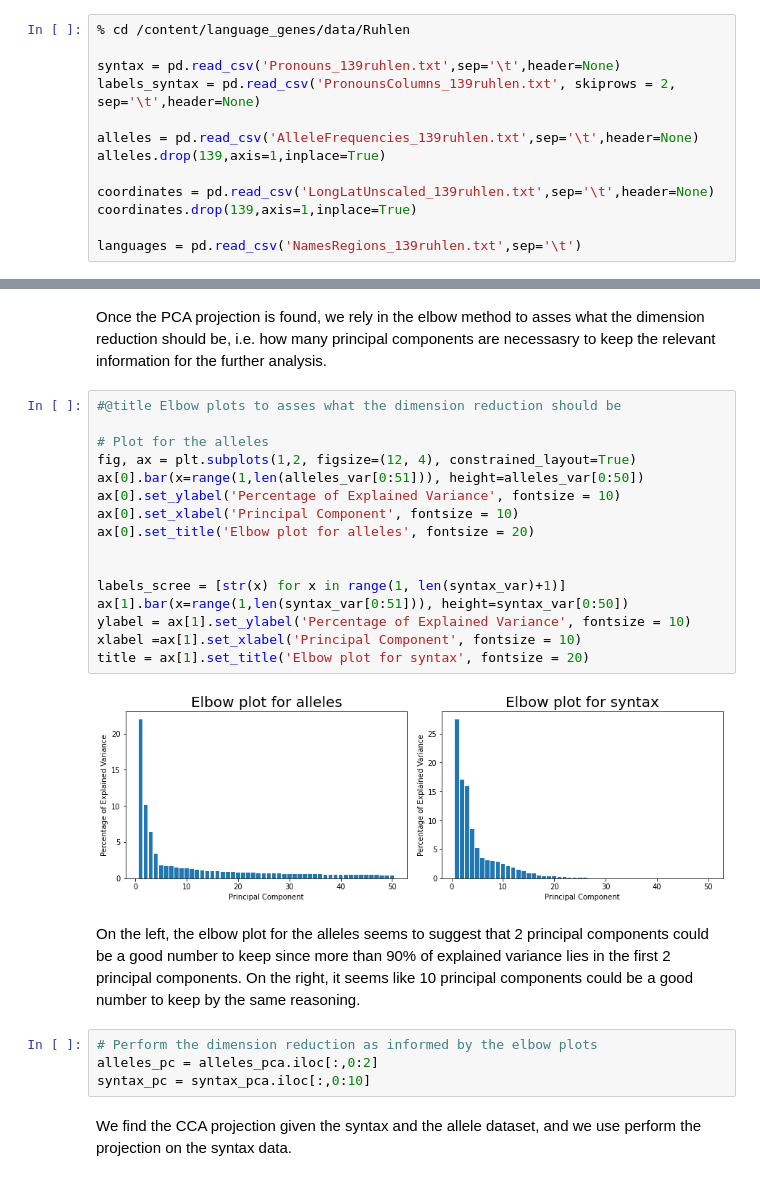
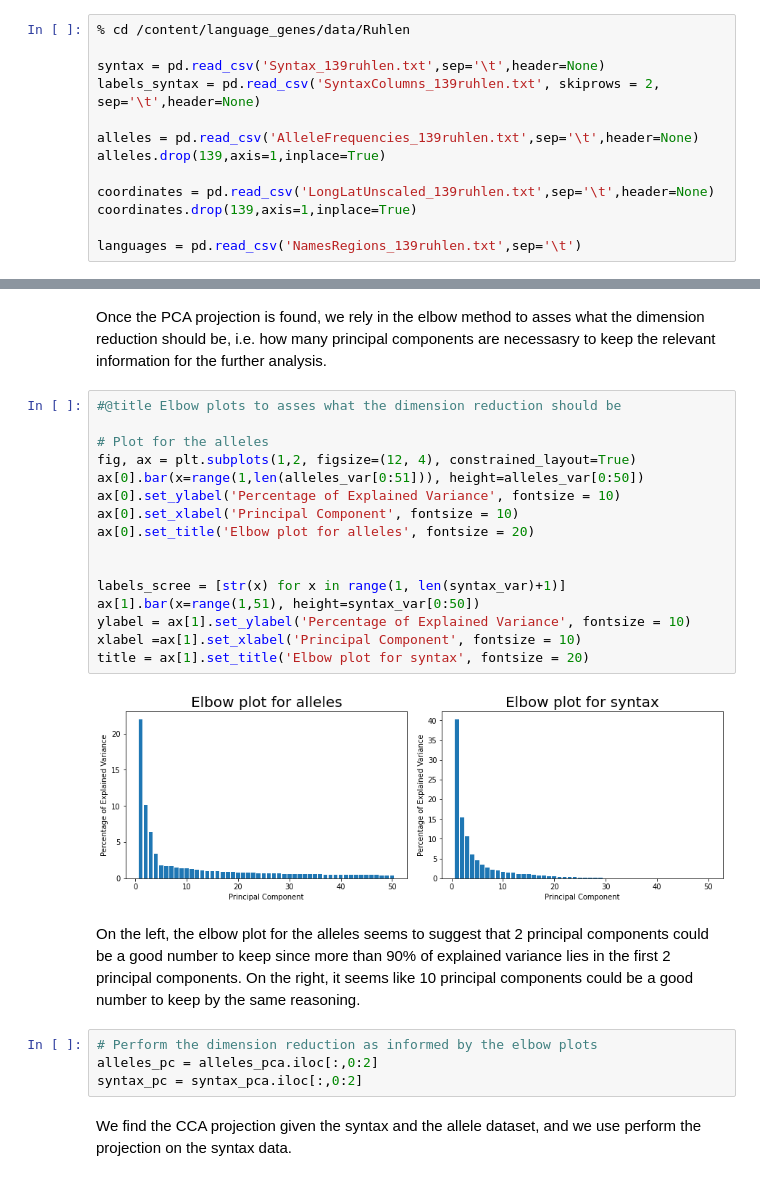
Before and after one commit to camoalon/language_genes, a Jupyter notebook: syntaxRuhlen_PCCA.ipynb, the cells around one changed output, grey strips where cells are left out. Saved outputs shown, nothing was run; the diff lists cells and outputs as text.

```diff
--- a/syntaxRuhlen_PCCA.ipynb
+++ b/syntaxRuhlen_PCCA.ipynb
@@ -31,8 +37,8 @@ These are the data that Nicole sorted out into a list of regions with both synta
 # %%
 % cd /content/language_genes/data/Ruhlen
 
-syntax = pd.read_csv('Pronouns_139ruhlen.txt',sep='\t',header=None)
-labels_syntax = pd.read_csv('PronounsColumns_139ruhlen.txt', skiprows = 2, sep='\t',header=None)
+syntax = pd.read_csv('Syntax_139ruhlen.txt',sep='\t',header=None)
+labels_syntax = pd.read_csv('SyntaxColumns_139ruhlen.txt', skiprows = 2, sep='\t',header=None)
 
 alleles = pd.read_csv('AlleleFrequencies_139ruhlen.txt',sep='\t',header=None)
 alleles.drop(139,axis=1,inplace=True)
@@ -85,27 +91,27 @@ Once the PCA projection is found, we rely in the elbow method to asses what the
 # %%
 #@title Elbow plots to asses what the dimension reduction should be
 
 # Plot for the alleles
 fig, ax = plt.subplots(1,2, figsize=(12, 4), constrained_layout=True)
 ax[0].bar(x=range(1,len(alleles_var[0:51])), height=alleles_var[0:50])
 ax[0].set_ylabel('Percentage of Explained Variance', fontsize = 10)
 ax[0].set_xlabel('Principal Component', fontsize = 10)
 ax[0].set_title('Elbow plot for alleles', fontsize = 20)
 
 
 labels_scree = [str(x) for x in range(1, len(syntax_var)+1)]
-ax[1].bar(x=range(1,len(syntax_var[0:51])), height=syntax_var[0:50])
+ax[1].bar(x=range(1,51), height=syntax_var[0:50])
 ylabel = ax[1].set_ylabel('Percentage of Explained Variance', fontsize = 10)
 xlabel =ax[1].set_xlabel('Principal Component', fontsize = 10)
 title = ax[1].set_title('Elbow plot for syntax', fontsize = 20)
 # %% [output]
-[figure, old version]
+[figure, new version]
 # %% [markdown]
 On the left, the elbow plot for the alleles seems to suggest that 2 principal components could be a good number to keep since more than 90% of explained variance lies in the first 2 principal components. On the right, it seems like 10 principal components could be a good number to keep by the same reasoning.
 # %%
 # Perform the dimension reduction as informed by the elbow plots
 alleles_pc = alleles_pca.iloc[:,0:2]
-syntax_pc = syntax_pca.iloc[:,0:10]
+syntax_pc = syntax_pca.iloc[:,0:2]
 # %% [markdown]
 We find the CCA projection given the syntax and the allele dataset, and we use perform the projection on the syntax data.
 # %%
```
Also changed, not shown: parts of 13 cells of this notebook.
